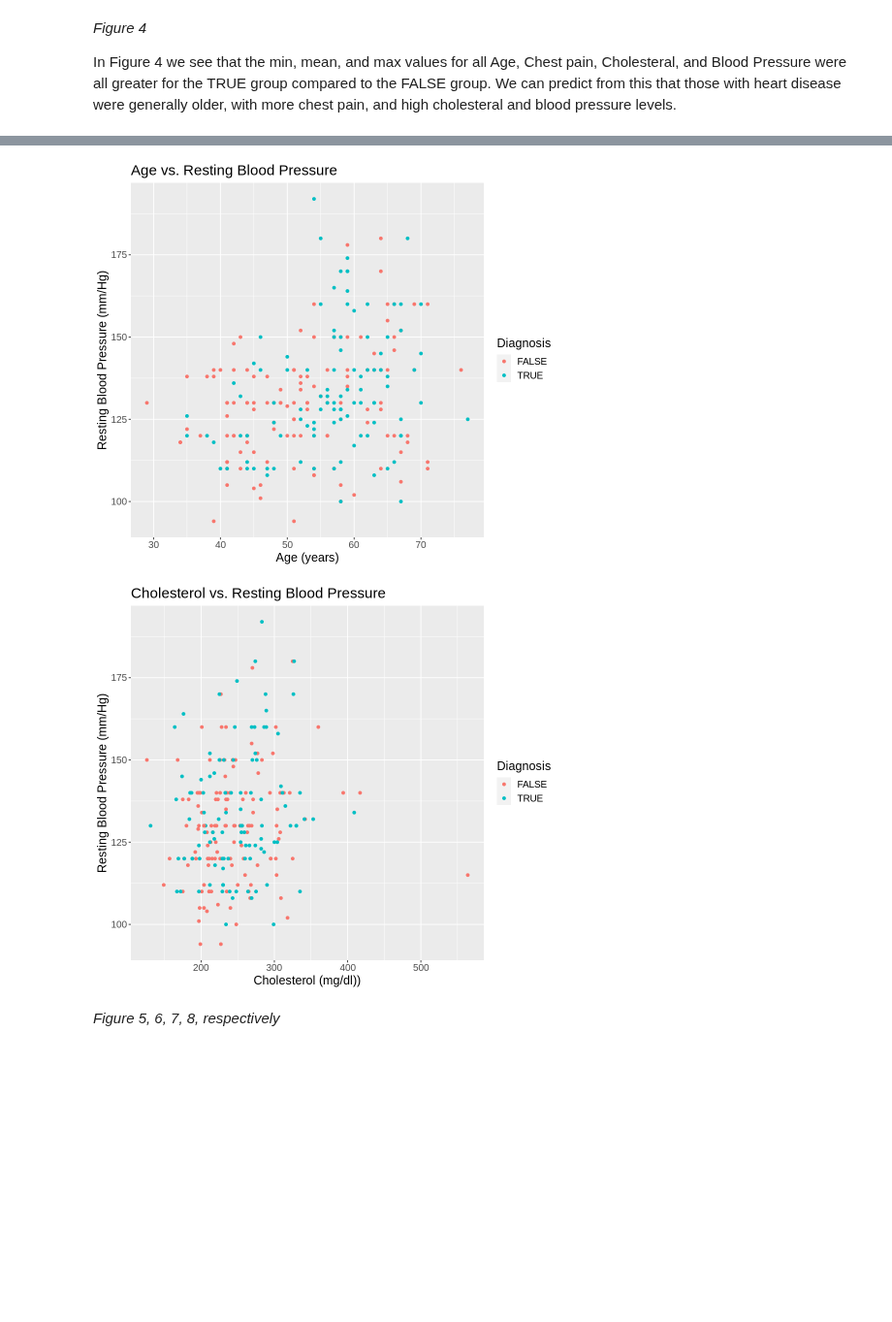
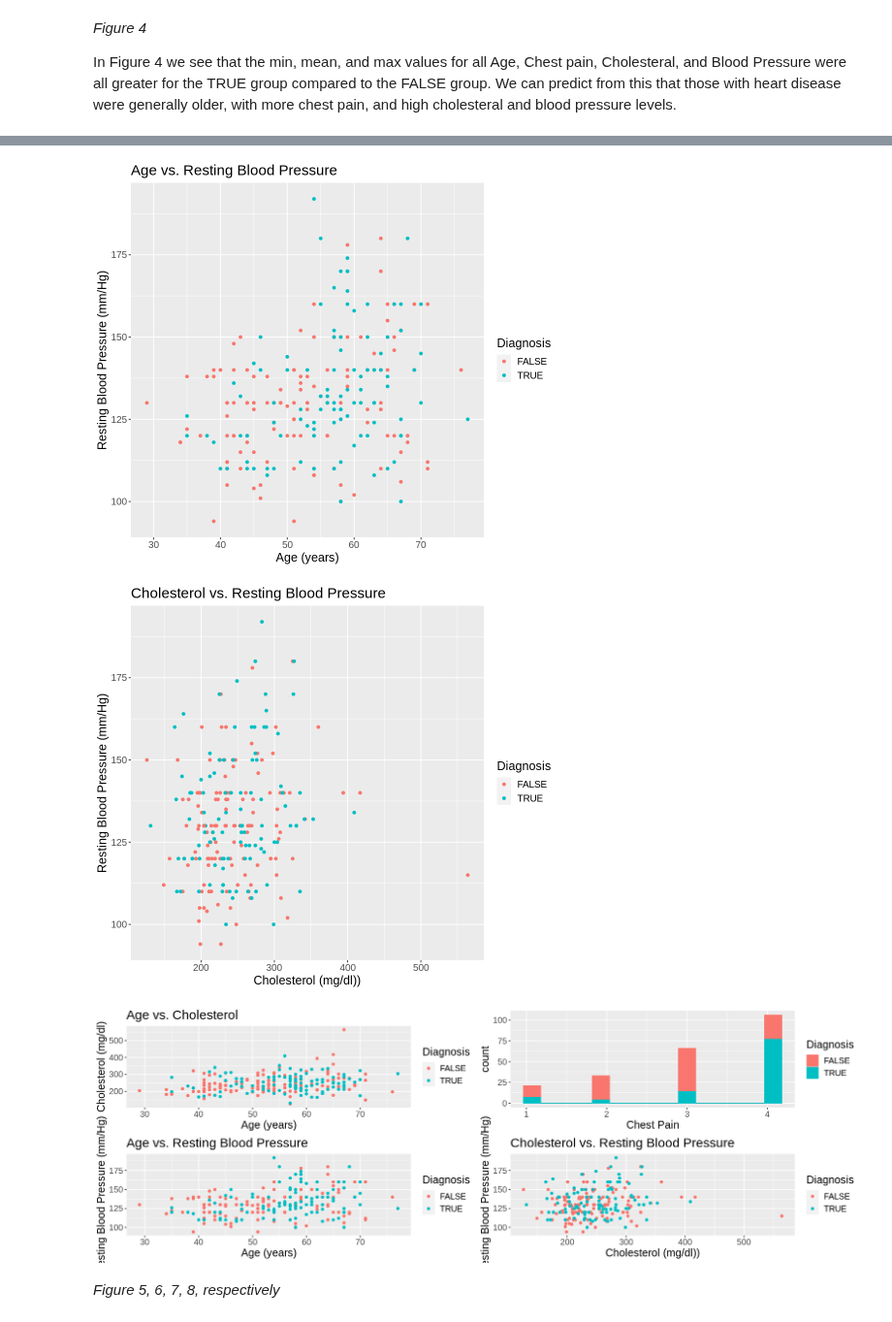
Before and after one commit to ibrahim1623/DSCI-100-Project, a Jupyter notebook: ProjectAndysNotes.ipynb, the cells around one changed output, grey strips where cells are left out. Shown at 97% size. Cells and saved outputs as stored; diff of their text form; code cells hidden in the pictures; blank space fills up the shorter version.

```diff
--- a/ProjectAndysNotes.ipynb
+++ b/ProjectAndysNotes.ipynb
@@ -198,33 +193,36 @@ options(repr.plot.width = 8, repr.plot.height = 7)
 
 graph <- ggplot(heart_training, aes(x = age, y = chol, color = diag)) +
                  geom_point() +
                  labs(x = "Age (years)", y = "Cholesterol (mg/dl)", color = "Diagnosis", title = "Age vs. Cholesterol") +
                  theme(text = element_text(size = 15))
 
 graph2 <- ggplot(heart_training, aes(x = cp, color = diag, fill = diag)) +
                  geom_histogram(bins = 15) +
                  labs(x = "Chest Pain", color = "Diagnosis", fill = "Diagnosis") +
                  theme(text = element_text(size = 15))
 
 graph3 <- ggplot(heart_training, aes(x = age, y = trestbps, color = diag)) +
                  geom_point() +
                  labs(x = "Age (years)", y = "Resting Blood Pressure (mm/Hg)", color = "Diagnosis", title = "Age vs. Resting Blood Pressure") +
                  theme(text = element_text(size = 15))
 
 graph4 <- ggplot(heart_training, aes(x = chol, y = trestbps, color = diag)) +
                  geom_point() +
                  labs(x = "Cholesterol (mg/dl))", y = "Resting Blood Pressure (mm/Hg)", color = "Diagnosis", title = "Cholesterol vs. Resting Blood Pressure") +
                  theme(text = element_text(size = 15))
 
 graph
 graph2
 graph3
 graph4
+options(repr.plot.width = 15, repr.plot.height = 5)
+plot_grid(graph, graph2, graph3, graph4)
 # %% [output]
 [figure]
 [figure]
 [figure]
 [figure]
+[figure, added]
 # %% [markdown]
 _Figure 5, 6, 7, 8, respectively_
 # %% [markdown]
```
Also changed, not shown: parts of 13 cells of this notebook.
